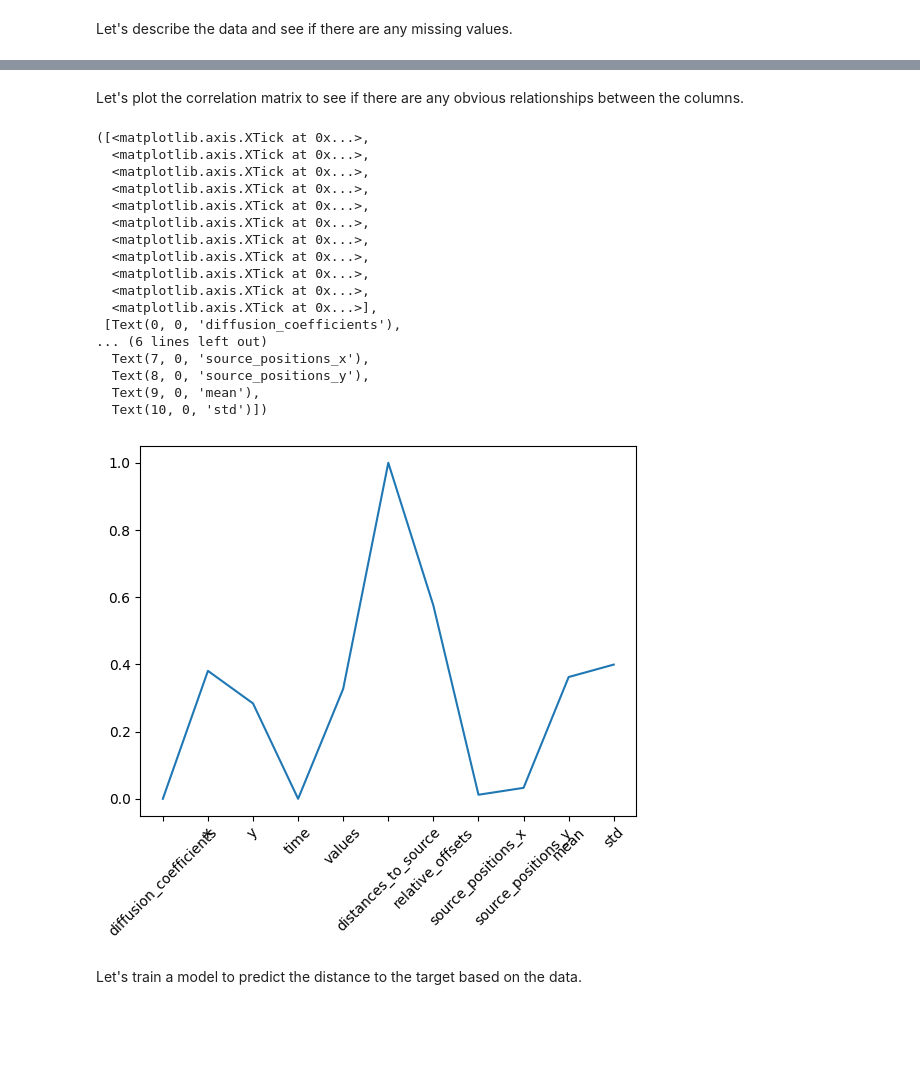
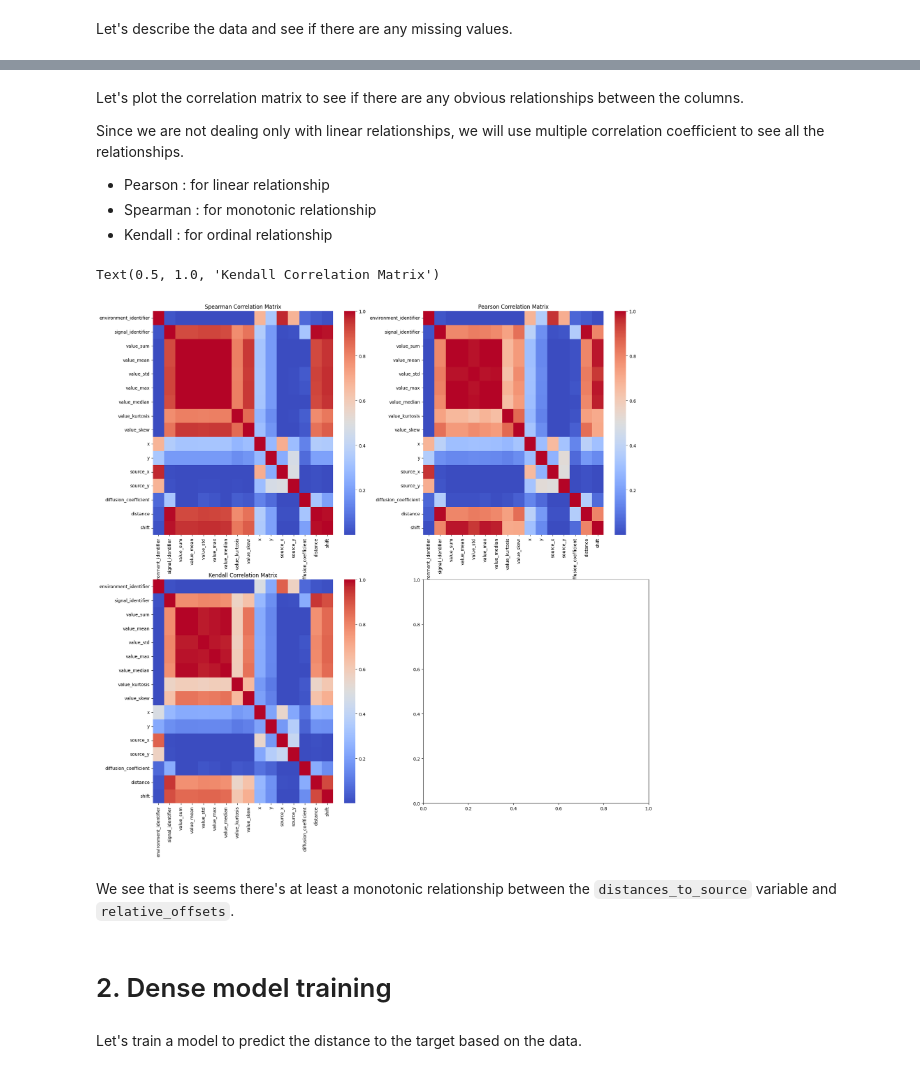
Before and after one commit to AlixANNERAUD/Odor_localization, a Jupyter notebook: Simulation/Analysis.ipynb, the cells around one changed output, grey strips where cells are left out. Saved outputs shown, nothing was run; the diff lists cells and outputs as text; code cells hidden in the pictures; blank space fills up the shorter version.

```diff
--- a/Simulation/Analysis.ipynb
+++ b/Simulation/Analysis.ipynb
@@ -124,31 +95,28 @@ axes[1, 0].legend()
 # %% [markdown]
 Let's plot the correlation matrix to see if there are any obvious relationships between the columns.
+
+Since we are not dealing only with linear relationships, we will use multiple correlation coefficient to see all the relationships.
+- Pearson : for linear relationship
+- Spearman : for monotonic relationship
+- Kendall : for ordinal relationship
-# %%
-grouped_data = data
-grouped_data["mean"] = data.groupby(["distances_to_source", "diffusion_coefficients", "source_positions_x", "source_positions_y"])["values"].transform('mean')
-grouped_data["std"] = data.groupby(["distances_to_source", "diffusion_coefficients", "source_positions_x", "source_positions_y"])["values"].transform('std')
-
-plt.plot(np.abs(grouped_data.corrwith(grouped_data["distances_to_source"])))
-plt.xticks(range(len(grouped_data.columns)), grouped_data.columns, rotation=45)
-# %% [output]
-([<matplotlib.axis.XTick at 0x...>,
-  <matplotlib.axis.XTick at 0x...>,
-  <matplotlib.axis.XTick at 0x...>,
-  <matplotlib.axis.XTick at 0x...>,
-  <matplotlib.axis.XTick at 0x...>,
-  <matplotlib.axis.XTick at 0x...>,
-  <matplotlib.axis.XTick at 0x...>,
-  <matplotlib.axis.XTick at 0x...>,
-  <matplotlib.axis.XTick at 0x...>,
-  <matplotlib.axis.XTick at 0x...>,
-  <matplotlib.axis.XTick at 0x...>],
- [Text(0, 0, 'diffusion_coefficients'),
-... (6 lines left out)
-  Text(7, 0, 'source_positions_x'),
-  Text(8, 0, 'source_positions_y'),
-  Text(9, 0, 'mean'),
-  Text(10, 0, 'std')])
-[figure, removed]
+# %%
+fig, axes = plt.subplots(2, 2, figsize=(20, 20))
+
+sns.heatmap(np.abs(data.corr(method="spearman")), cmap='coolwarm', ax=axes[0, 0])
+axes[0, 0].set_title("Spearman Correlation Matrix")
+
+sns.heatmap(np.abs(data.corr(method="pearson")), cmap='coolwarm', ax=axes[0, 1])
+axes[0, 1].set_title("Pearson Correlation Matrix")
+
+sns.heatmap(np.abs(data.corr(method="kendall")), cmap='coolwarm', ax=axes[1, 0])
+axes[1, 0].set_title("Kendall Correlation Matrix")
+# %% [output]
+Text(0.5, 1.0, 'Kendall Correlation Matrix')
+[figure, added]
+# %% [markdown]
+We see that is seems there's at least a monotonic relationship between the `distances_to_source` variable and `relative_offsets`.
+# %% [markdown]
+# 2. Dense model training
 # %% [markdown]
 Let's train a model to predict the distance to the target based on the data.
 # %% [markdown]
```
Also changed, not shown: parts of 20 cells of this notebook.
